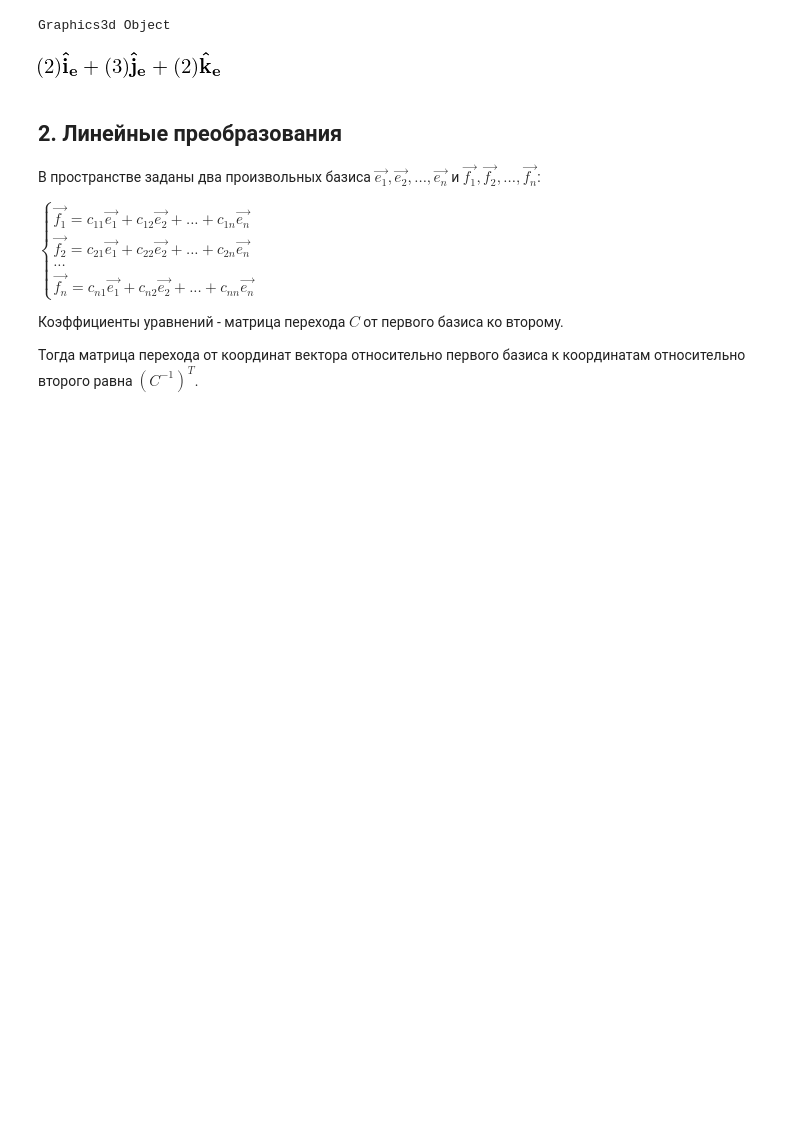
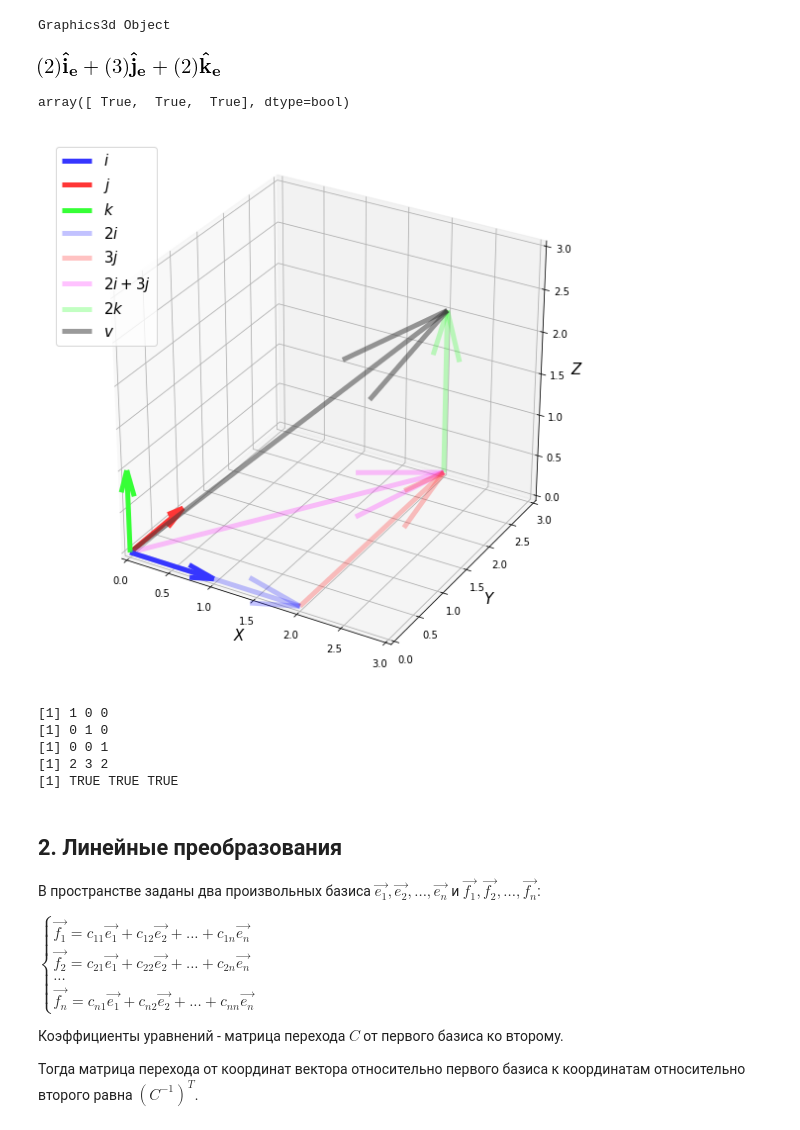
Before and after one commit to OlgaBelitskaya/linear_algebra_practice, a Jupyter notebook: work1_12.ipynb, the cells around one changed output. Drawn from its saved outputs; the diff is of its cells as text; code cells hidden in the pictures; blank space fills up the shorter version.

```diff
--- a/work1_12.ipynb
+++ b/work1_12.ipynb
@@ -161,6 +161,48 @@ v = 2 * e.i + 3 * e.j + 2 * e.k
 v
 # %% [output]
 [figure]
+# %%
+# numpy
+import numpy
+i = numpy.array([1,0,0]); j = numpy.array([0,1,0]); k = numpy.array([0,0,1])
+v = numpy.array([2,3,2])
+2 * i + 3 * j + 2 * k == v
+# %% [output]
+array([ True,  True,  True], dtype=bool)
+# %%
+import pylab as plt
+from mpl_toolkits.mplot3d import Axes3D
+f = plt.figure(figsize=(10,10))
+ax = f.add_subplot(111, projection='3d')
+c = ['#3636ff','#ff3636','#36ff36','#3636ff','#ff3636',
+     '#ff36ff','#36ff36','#363636']
+x0,y0,z0 = [0,0,0,0,2,0,2,0],[0,0,0,0,0,0,3,0],[0,0,0,0,0,0,0,0]
+x,y,z = [1,0,0,2,0,2,0,2],[0,1,0,0,3,3,0,3],[0,0,1,0,0,0,2,2]
+a = [1,1,1,0.3,0.3,0.3,0.3,0.5]
+l = [r'$i$',r'$j$',r'$k$',r'$2i$',r'$3j$',
+     r'$2i+3j$',r'$2k$',r'$v$']
+for i in range(8):
+    q = ax.quiver(x0[i],y0[i],z0[i],x[i],y[i],z[i],
+                  colors=c[i],lw=5,alpha=a[i],label=l[i])
+ax.set_xlim([0,3]); ax.set_ylim([0,3]); ax.set_zlim([0,3])
+ax.set_xlabel(r'$X$',fontsize=15)
+ax.set_ylabel(r'$Y$',fontsize=15)
+ax.set_zlabel(r'$Z$',fontsize=15)
+ax.legend(fontsize=15,loc=2)
+plt.show()
+# %% [output]
+[figure, added]
+# %%
+%%r
+i <- c(1,0,0); j <- c(0,1,0); k <- c(0,0,1)
+v <- c(2,3,2)
+i; j; k; v; v == 2 * i + 3 * j + 2 * k
+# %% [output]
+[1] 1 0 0
+[1] 0 1 0
+[1] 0 0 1
+[1] 2 3 2
+[1] TRUE TRUE TRUE
 # %% [markdown]
 ## 2. Линейные преобразования
 
```
Also changed, not shown: parts of 2 cells of this notebook.
